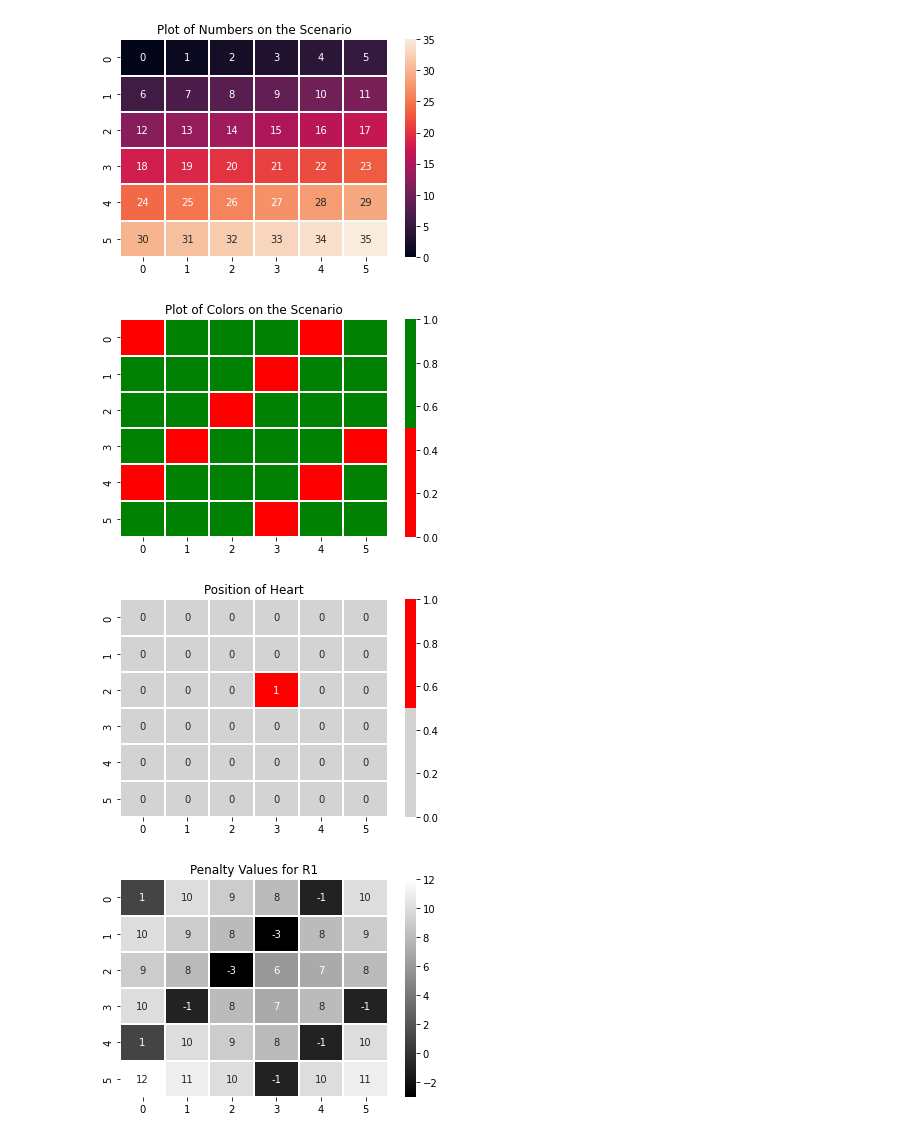
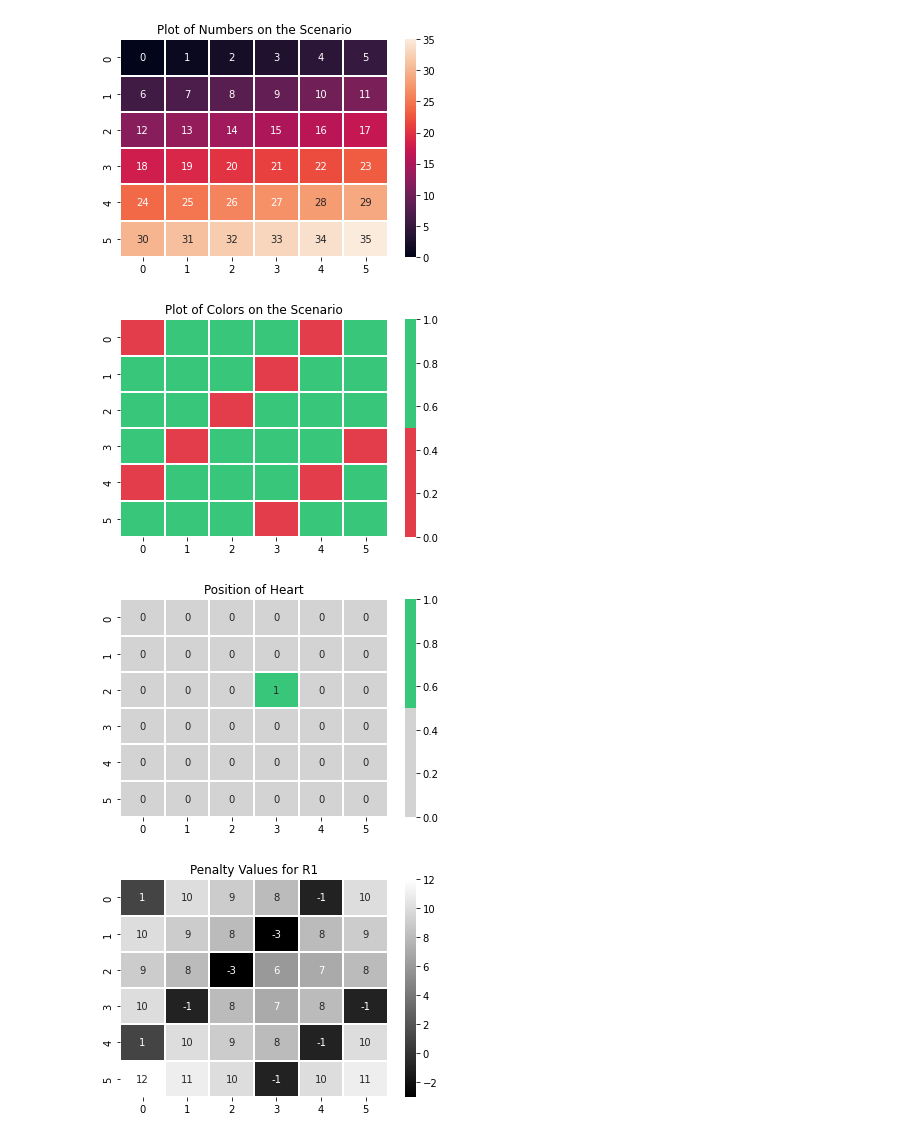
Before and after one commit to pavankumarbalijepalli/aci_assignment, a Jupyter notebook: Trails.ipynb, the cells around one changed output. Saved outputs shown, nothing was run; the diff lists cells and outputs as text; code cells hidden in the pictures.

```diff
--- a/Trails.ipynb
+++ b/Trails.ipynb
@@ -41,14 +41,14 @@ class Block:
         return self.number == other
 # %%
 # Input from the User
-map_1 = [['R', 'G', 'G', 'G', 'R', 'G'],
+_map = [['R', 'G', 'G', 'G', 'R', 'G'],
          ['G', 'G', 'G', 'R', 'G', 'G'],
          ['G', 'G', 'R', 'GH', 'G', 'G'],
          ['G', 'R', 'G', 'G', 'G', 'R'],
          ['R', 'G', 'G', 'G', 'R', 'G'],
          ['G', 'G', 'G', 'R', 'G', 'G']]
 
-# map_1 = [['R', 'G', 'R', 'G', 'R', 'G'],
+# _map = [['R', 'G', 'R', 'G', 'R', 'G'],
 #          ['G', 'R', 'G', 'R', 'G', 'R'],
 #          ['R', 'G', 'RH', 'G', 'R', 'G'],
 #          ['G', 'R', 'G', 'R', 'G', 'R'],
@@ -89,7 +106,7 @@ start_number
 # %%
-def build_map(map_1, agent):
-    # Creating a output map which stores converted version of `map_1`
-    side = len(map_1)
+def build_map(_map, agent):
+    # Creating a output map which stores converted version of `_map`
+    side = len(_map)
     output_map = [[] for i in range(side)]
 
     # Loop over sides
@@ -99,7 +116,7 @@ def build_map(map_1, agent):
         for j in range(side):
 
             # Check for 'Red' block
-            if map_1[i][j] == 'R':
+            if _map[i][j] == 'R':
                 # Adding coordinates, position, color, if its a Heart, and penalty based on requirements
                 output_map[i].append(Block(x=i,
                                            y=j,
@@ -109,7 +126,7 @@ def build_map(map_1, agent):
                                            penalty= ((abs(heart_coordinates[0]-i)+abs(heart_coordinates[1]-j)) + (-5 if heart_color=='R' else 5) + (-10 if agent==0 else 10) + 1)
                                           ))
             # Check for 'Green' block
-            if map_1[i][j] == 'G':
+            if _map[i][j] == 'G':
                 # Adding coordinates, position, color, if its a Heart, and penalty based on requirements
                 output_map[i].append(Block(x=i,
                                            y=j,
@@ -119,7 +136,7 @@ def build_map(map_1, agent):
                                            penalty= ((abs(heart_coordinates[0]-i)+abs(heart_coordinates[1]-j)) + (-5 if heart_color=='G' else 5) + (-10 if agent==1 else 10) + 1)
                                           ))
             # Check for 'Green Heart' block
-            if map_1[i][j] == 'GH':
+            if _map[i][j] == 'GH':
                 # Adding coordinates, position, color, if its a Heart, and penalty based on requirements
                 output_map[i].append(Block(x=i,
                                            y=j,
@@ -129,7 +146,7 @@ def build_map(map_1, agent):
                                            penalty= ((abs(heart_coordinates[0]-i)+abs(heart_coordinates[1]-j)) + (-5 if heart_color=='G' else 5) + (-10 if agent==1 else 10) + 1)
                                           ))
             # Check for 'Red Heart' block
-            if map_1[i][j] == 'RH':
+            if _map[i][j] == 'RH':
                 # Adding coordinates, position, color, if its a Heart, and penalty based on requirements
                 output_map[i].append(Block(x=i,
                                            y=j,
@@ -140,8 +157,8 @@ def build_map(map_1, agent):
                                           ))
     return output_map
 
-output_map_R1 = build_map(map_1, agent=0)
-output_map_G1 = build_map(map_1, agent=1)
+output_map_R1 = build_map(_map, agent=0)
+output_map_G1 = build_map(_map, agent=1)
 # %%
 # Heatmap to show the scenario map with positions
 nodes = pd.DataFrame([[i.number for i in output_map_R1[j]] for j in range(len(output_map_R1))])
@@ -153,19 +170,22 @@ plt.show()
 # %%
 # Heatmap to show the scenario map with colors
 colors = pd.DataFrame([[i.color for i in output_map_R1[j]] for j in range(len(output_map_R1))])
 plt.title('Plot of Colors on the Scenario')
-sns.heatmap(colors, cmap=ListedColormap(['red', 'green']), linewidths=0.1)
+sns.heatmap(colors, cmap=ListedColormap(['#e33d4b', '#38c77a']), linewidths=0.1)
 plt.show()
 # %% [output]
-[figure, old version]
+[figure, new version]
 # %%
 # Heatmap to show the scenario map with position of heart
 heart = pd.DataFrame([[i.isHeart for i in output_map_R1[j]] for j in range(len(output_map_R1))])
 plt.title('Position of Heart')
-sns.heatmap(heart, cmap=ListedColormap(['lightgrey', 'red']), linewidths=0.1, annot=True)
+color = '#38c77a'
+if heart_color == 'R':
+    color = '#e33d4b'
+sns.heatmap(heart, cmap=ListedColormap(['lightgrey', color]), linewidths=0.1, annot=True)
 plt.show()
 # %% [output]
-[figure, old version]
+[figure, new version]
 # %%
 # Heatmap to show the scenario map with penalty values
 penalties_R1 = pd.DataFrame([[i.penalty for i in output_map_R1[j]] for j in range(len(output_map_R1))])
```
Also changed, not shown: parts of 8 cells of this notebook.
